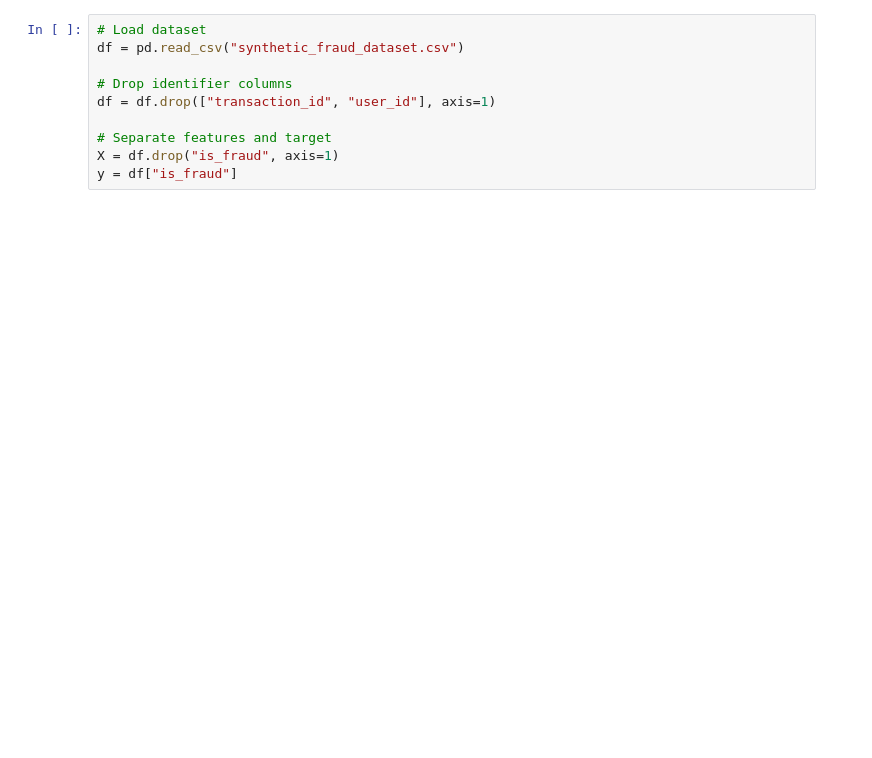
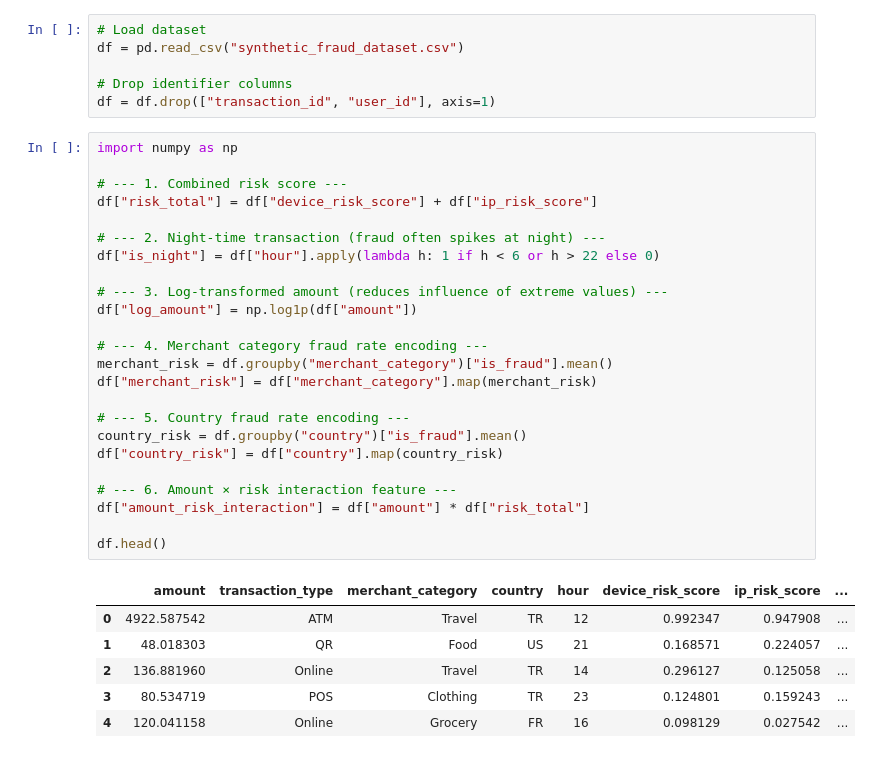
Before and after one commit to dafuba/fraud_dataset, a Jupyter notebook: proj.ipynb, the cells around one changed output. Cells and saved outputs as stored; diff of their text form; blank space fills up the shorter version.

```diff
--- a/proj.ipynb
+++ b/proj.ipynb
@@ -22,7 +31,34 @@ df = pd.read_csv("synthetic_fraud_dataset.csv")
 
 # Drop identifier columns
 df = df.drop(["transaction_id", "user_id"], axis=1)
-
-# Separate features and target
-X = df.drop("is_fraud", axis=1)
-y = df["is_fraud"]
+# %%
+import numpy as np
+
+# --- 1. Combined risk score ---
+df["risk_total"] = df["device_risk_score"] + df["ip_risk_score"]
+
+# --- 2. Night-time transaction (fraud often spikes at night) ---
+df["is_night"] = df["hour"].apply(lambda h: 1 if h < 6 or h > 22 else 0)
+
+# --- 3. Log-transformed amount (reduces influence of extreme values) ---
+df["log_amount"] = np.log1p(df["amount"])
+
+# --- 4. Merchant category fraud rate encoding ---
+merchant_risk = df.groupby("merchant_category")["is_fraud"].mean()
+df["merchant_risk"] = df["merchant_category"].map(merchant_risk)
+
+# --- 5. Country fraud rate encoding ---
+country_risk = df.groupby("country")["is_fraud"].mean()
+df["country_risk"] = df["country"].map(country_risk)
+
+# --- 6. Amount × risk interaction feature ---
+df["amount_risk_interaction"] = df["amount"] * df["risk_total"]
+
+df.head()
+# %% [output]
+|  | amount | transaction_type | merchant_category | country | hour | device_risk_score | ip_risk_score | ... |
+| 0 | 4922.587542 | ATM | Travel | TR | 12 | 0.992347 | 0.947908 | ... |
+| 1 | 48.018303 | QR | Food | US | 21 | 0.168571 | 0.224057 | ... |
+| 2 | 136.881960 | Online | Travel | TR | 14 | 0.296127 | 0.125058 | ... |
+| 3 | 80.534719 | POS | Clothing | TR | 23 | 0.124801 | 0.159243 | ... |
+| 4 | 120.041158 | Online | Grocery | FR | 16 | 0.098129 | 0.027542 | ... |
```
Also changed, not shown: parts of 13 cells of this notebook.
